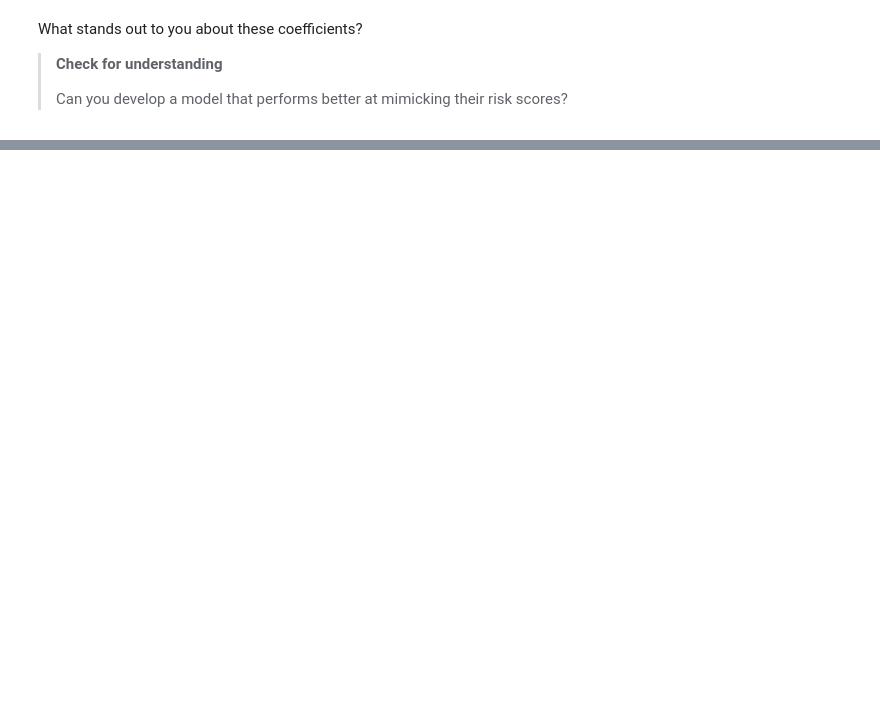
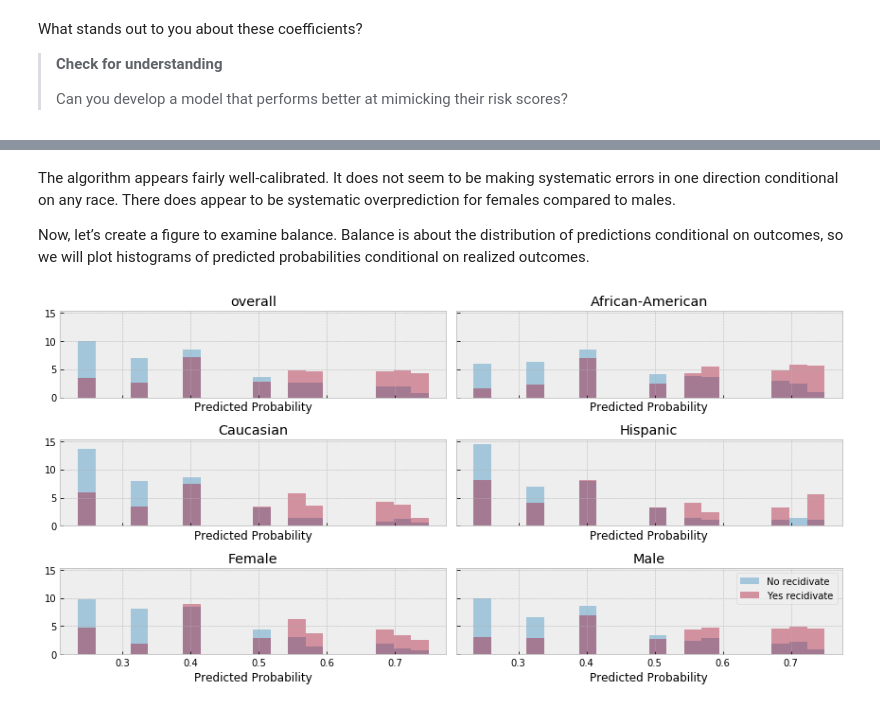
Before and after one commit to QuantEcon/quantecon-notebooks-datascience-old, a Jupyter notebook: applications/recidivism.ipynb, the cells around one changed output, grey strips where cells are left out. Drawn from its saved outputs; the diff is of its cells as text; code cells hidden in the pictures; blank space fills up the shorter version.

```diff
--- a/applications/recidivism.ipynb
+++ b/applications/recidivism.ipynb
@@ -529,0 +808,39 @@ and true positives. What do you see?
+# %% [markdown]
+The algorithm appears fairly well-calibrated. It does not seem to be
+making systematic errors in one direction conditional on any
+race. There does appear to be systematic overprediction for females
+compared to males.
+
+Now, let’s create a figure to examine balance. Balance is about the
+distribution of predictions conditional on outcomes, so we will plot
+histograms of predicted probabilities conditional on realized
+outcomes.
+# %%
+import seaborn as sns
+def balance_hist_plot(pred, y, df, bins=20):
+    fig,ax = plt.subplots(3,2, figsize=(12,6), sharey=True, sharex=True)
+    for (g,group) in enumerate(groups):
+        if group in ["African-American", "Caucasian", "Hispanic"]:
+            subset=(df.race==group)
+        elif group in ["Female", "Male"]:
+            subset=(df.sex==group)
+        else:
+            subset=np.full(y.shape,True)
+        _ax = ax[np.unravel_index(g, ax.shape)]
+        y_sub = y[subset]
+        pred_sub = pred[subset]
+        sns.distplot(pred_sub[y_sub==0], hist=True, bins=bins, kde=False, ax=_ax,
+                     label="No recidivate", norm_hist=True, axlabel="Predicted Probability")
+        sns.distplot(pred_sub[y_sub==1], hist=True, bins=bins, kde=False, ax=_ax,
+                     label="Yes recidivate", norm_hist=True, axlabel="Predicted Probability")
+        _ax.set_title(group)
+
+    plt.legend()
+    fig.tight_layout()
+    return(fig,ax)
+
+balance_hist_plot(decile_mod.predict_proba(X_test)[:,1],
+                  df_test["two_year_recid"],
+                  df_test);
+# %% [output]
+[figure, added]
```
Also changed, not shown: parts of 62 cells of this notebook.
